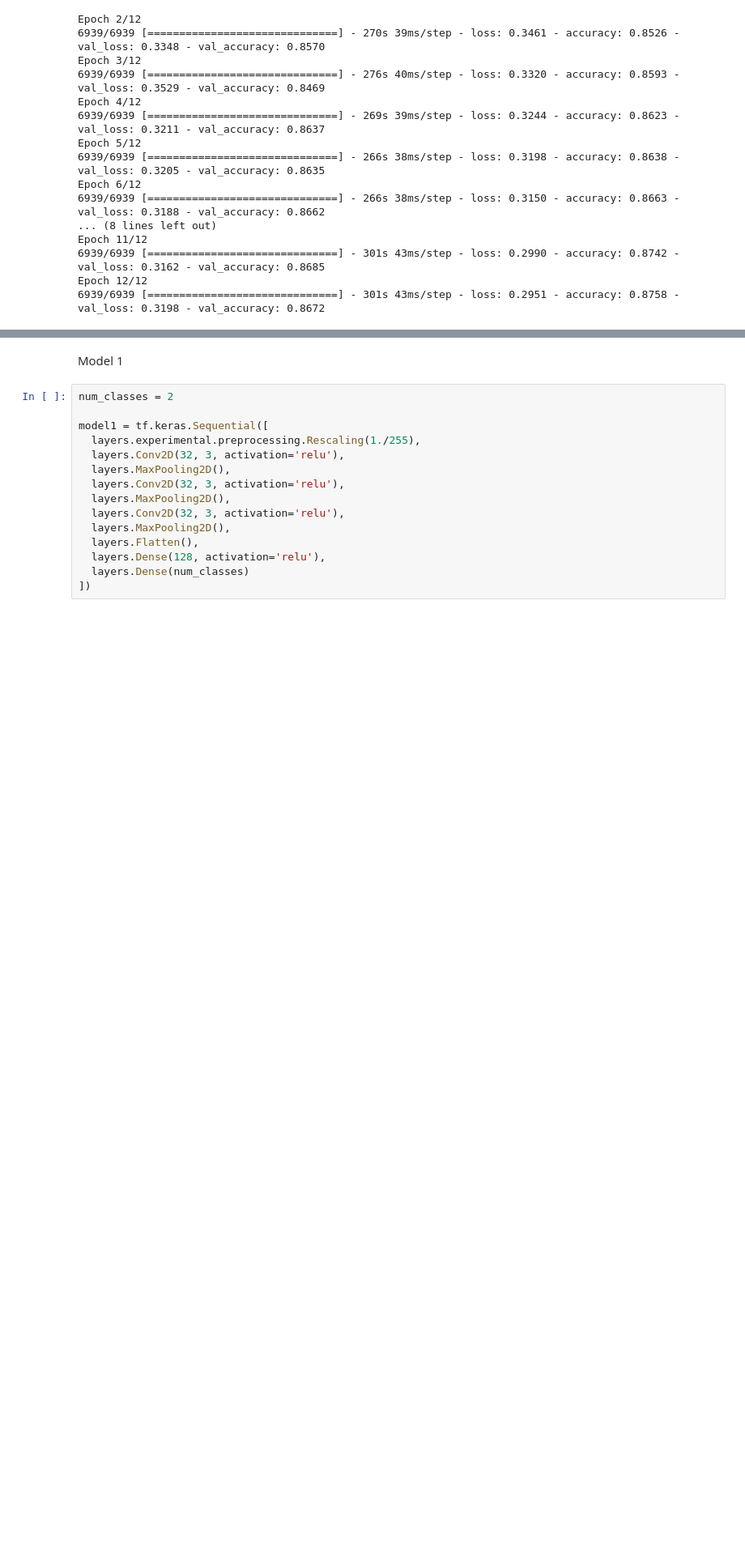
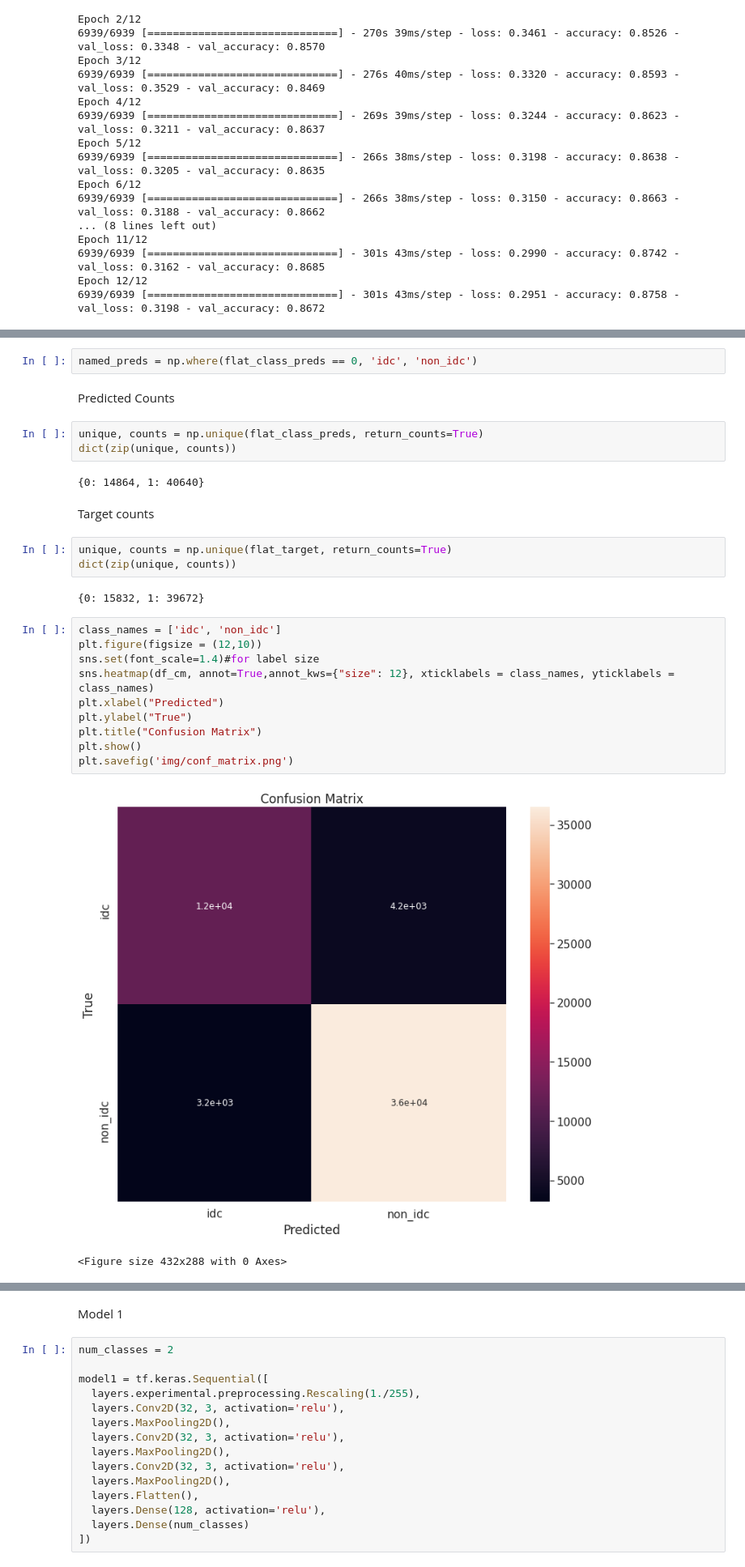
Before and after one commit to Shredder42/breast_cancer_histopathology, a Jupyter notebook: import_and_model.ipynb, the cells around one changed output, grey strips where cells are left out. Shown at 81% size. Cells and saved outputs as stored; diff of their text form; blank space fills up the shorter version.

Commit message:
images

```diff
--- a/import_and_model.ipynb
+++ b/import_and_model.ipynb
@@ -178,0 +262,29 @@ for images, labels in val_ds:
+# %%
+named_preds = np.where(flat_class_preds == 0, 'idc', 'non_idc')
+# %% [markdown]
+Predicted Counts
+# %%
+unique, counts = np.unique(flat_class_preds, return_counts=True)
+dict(zip(unique, counts))
+# %% [output]
+{0: 14864, 1: 40640}
+# %% [markdown]
+Target counts
+# %%
+unique, counts = np.unique(flat_target, return_counts=True)
+dict(zip(unique, counts))
+# %% [output]
+{0: 15832, 1: 39672}
+# %%
+class_names = ['idc', 'non_idc']
+plt.figure(figsize = (12,10))
+sns.set(font_scale=1.4)#for label size
+sns.heatmap(df_cm, annot=True,annot_kws={"size": 12}, xticklabels = class_names, yticklabels = class_names)
+plt.xlabel("Predicted")
+plt.ylabel("True")
+plt.title("Confusion Matrix")
+plt.show()
+plt.savefig('img/conf_matrix.png')
+# %% [output]
+[figure, added]
+<Figure size 432x288 with 0 Axes>
```
Also changed, not shown: parts of 11 cells of this notebook, 4 other files.
